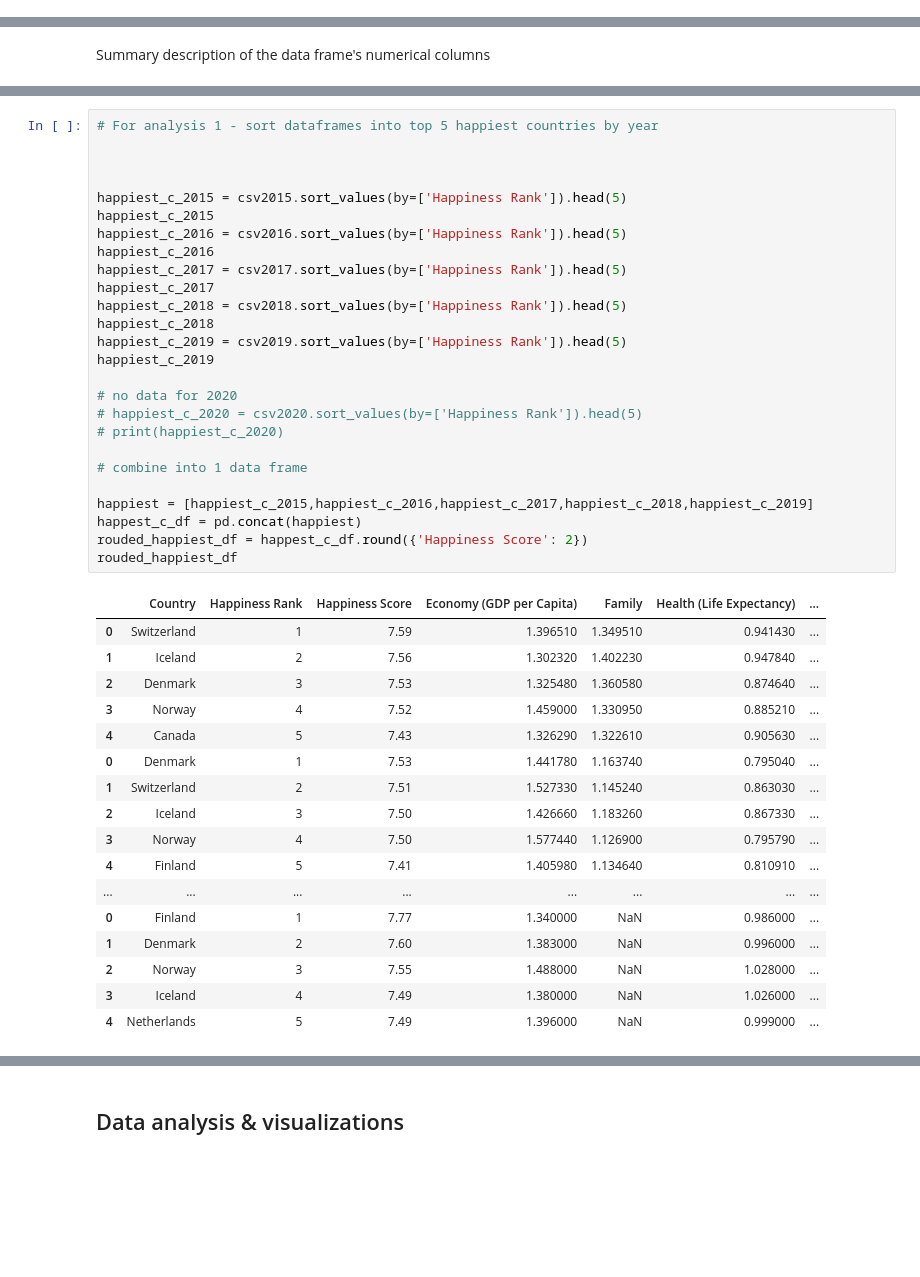
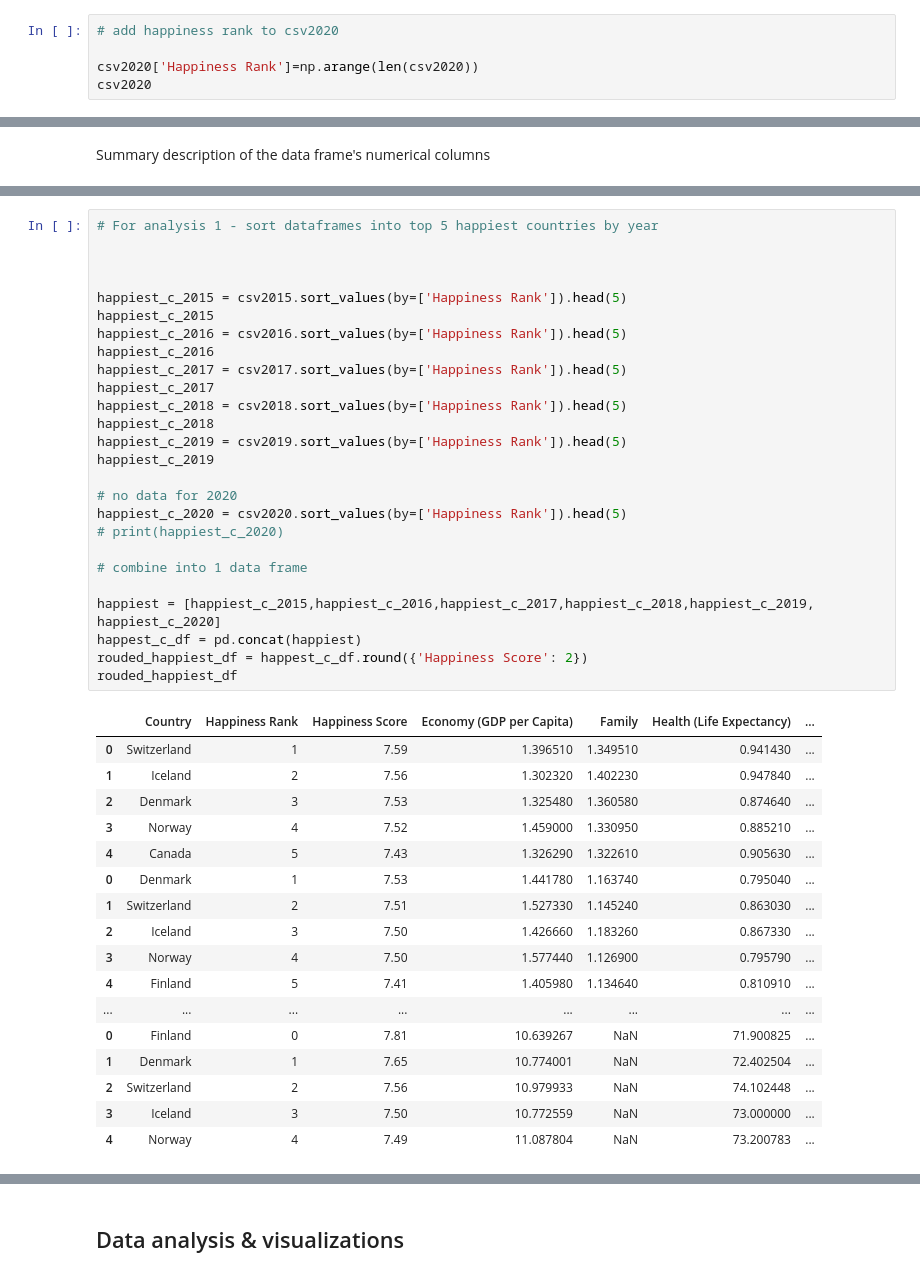
Before and after one commit to sophiabulcock/world_happiness_report_viz, a Jupyter notebook: project_2.ipynb, the cells around one changed output, grey strips where cells are left out. Cells and saved outputs as stored; diff of their text form; blank space fills up the shorter version.

```diff
--- a/project_2.ipynb
+++ b/project_2.ipynb
@@ -207,3 +208,8 @@ csv2020=csv2020.rename(columns={'Country name':'Country', 'Ladder score':'Happin
                                'Perceptions of corruption':'Trust (Government Corruption)',
                                'Dystopia + residual':'Dystopia Residual'
                               })
+# %%
+# add happiness rank to csv2020
+
+csv2020['Happiness Rank']=np.arange(len(csv2020))
+csv2020
@@ -260,40 +280,40 @@ happiest_c_2015
 happiest_c_2016 = csv2016.sort_values(by=['Happiness Rank']).head(5)
 happiest_c_2016
 happiest_c_2017 = csv2017.sort_values(by=['Happiness Rank']).head(5)
 happiest_c_2017
 happiest_c_2018 = csv2018.sort_values(by=['Happiness Rank']).head(5)
 happiest_c_2018
 happiest_c_2019 = csv2019.sort_values(by=['Happiness Rank']).head(5)
 happiest_c_2019
 
 # no data for 2020
-# happiest_c_2020 = csv2020.sort_values(by=['Happiness Rank']).head(5)
+happiest_c_2020 = csv2020.sort_values(by=['Happiness Rank']).head(5)
 # print(happiest_c_2020)
 
 # combine into 1 data frame
 
-happiest = [happiest_c_2015,happiest_c_2016,happiest_c_2017,happiest_c_2018,happiest_c_2019]
+happiest = [happiest_c_2015,happiest_c_2016,happiest_c_2017,happiest_c_2018,happiest_c_2019, happiest_c_2020]
 happest_c_df = pd.concat(happiest)
 rouded_happiest_df = happest_c_df.round({'Happiness Score': 2})
 rouded_happiest_df
 # %% [output]
 |  | Country | Happiness Rank | Happiness Score | Economy (GDP per Capita) | Family | Health (Life Expectancy) | ... |
 | 0 | Switzerland | 1 | 7.59 | 1.396510 | 1.349510 | 0.941430 | ... |
 | 1 | Iceland | 2 | 7.56 | 1.302320 | 1.402230 | 0.947840 | ... |
 | 2 | Denmark | 3 | 7.53 | 1.325480 | 1.360580 | 0.874640 | ... |
 | 3 | Norway | 4 | 7.52 | 1.459000 | 1.330950 | 0.885210 | ... |
 | 4 | Canada | 5 | 7.43 | 1.326290 | 1.322610 | 0.905630 | ... |
 | 0 | Denmark | 1 | 7.53 | 1.441780 | 1.163740 | 0.795040 | ... |
 | 1 | Switzerland | 2 | 7.51 | 1.527330 | 1.145240 | 0.863030 | ... |
 | 2 | Iceland | 3 | 7.50 | 1.426660 | 1.183260 | 0.867330 | ... |
 | 3 | Norway | 4 | 7.50 | 1.577440 | 1.126900 | 0.795790 | ... |
 | 4 | Finland | 5 | 7.41 | 1.405980 | 1.134640 | 0.810910 | ... |
 | ... | ... | ... | ... | ... | ... | ... | ... |
-| 0 | Finland | 1 | 7.77 | 1.340000 | NaN | 0.986000 | ... |
-| 1 | Denmark | 2 | 7.60 | 1.383000 | NaN | 0.996000 | ... |
-| 2 | Norway | 3 | 7.55 | 1.488000 | NaN | 1.028000 | ... |
-| 3 | Iceland | 4 | 7.49 | 1.380000 | NaN | 1.026000 | ... |
-| 4 | Netherlands | 5 | 7.49 | 1.396000 | NaN | 0.999000 | ... |
+| 0 | Finland | 0 | 7.81 | 10.639267 | NaN | 71.900825 | ... |
+| 1 | Denmark | 1 | 7.65 | 10.774001 | NaN | 72.402504 | ... |
+| 2 | Switzerland | 2 | 7.56 | 10.979933 | NaN | 74.102448 | ... |
+| 3 | Iceland | 3 | 7.50 | 10.772559 | NaN | 73.000000 | ... |
+| 4 | Norway | 4 | 7.49 | 11.087804 | NaN | 73.200783 | ... |
 # %%
 # For analysis 2 - sort dataframe into top 7 happiest countries by year
 
```
Also changed, not shown: parts of 10 cells of this notebook.
